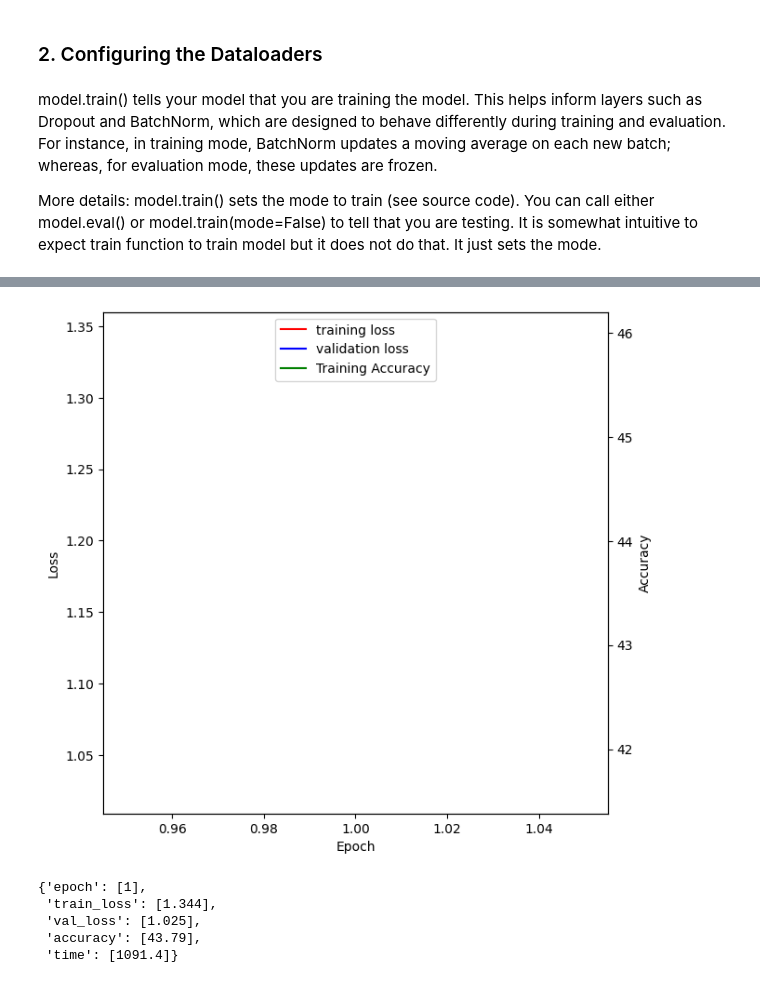
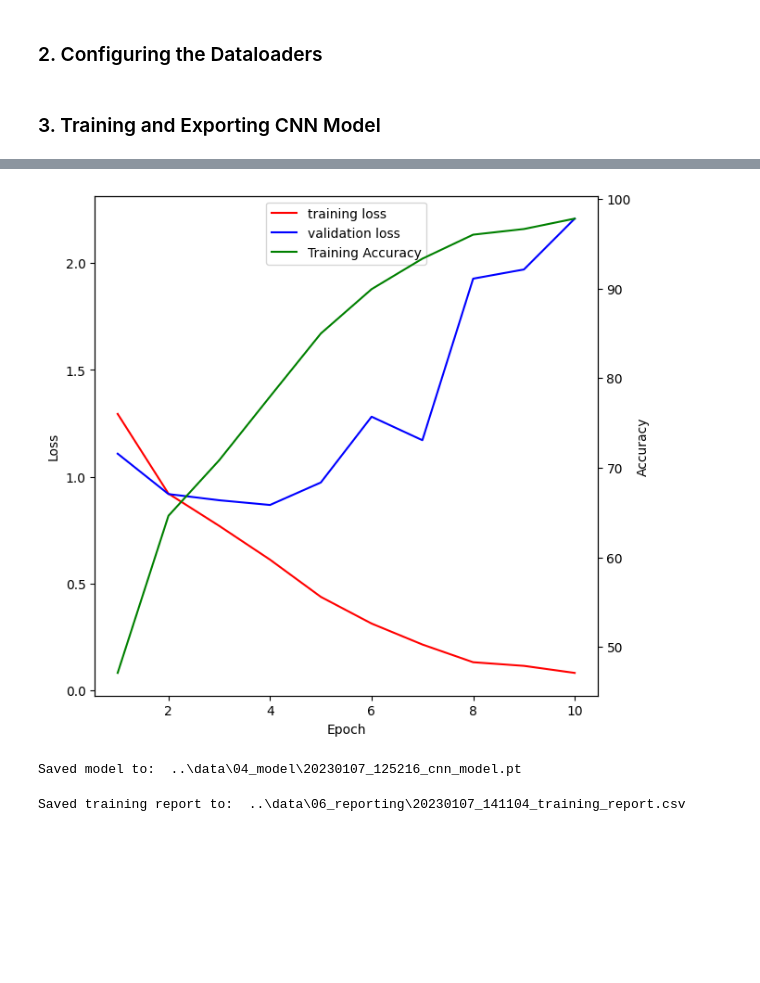
Before and after one commit to joshuavaple/intel_img_clf_pytorch, a Jupyter notebook: notebooks/experiment.ipynb, the cells around one changed output, grey strips where cells are left out. Saved outputs shown, nothing was run; the diff lists cells and outputs as text; code cells hidden in the pictures; blank space fills up the shorter version.

Commit message:
updated training with 10 epochs

```diff
--- a/notebooks/experiment.ipynb
+++ b/notebooks/experiment.ipynb
@@ -54,12 +61,8 @@ Test set size:  3000
 train_loader = DataLoader(train_dataset, batch_size = BATCH_SIZE, shuffle=True, num_workers = NUM_WORKERS)
 val_loader = DataLoader(validation_dataset, batch_size = BATCH_SIZE, shuffle=True, num_workers = NUM_WORKERS)
 test_loader = DataLoader(test_dataset, batch_size = BATCH_SIZE, shuffle=True, num_workers = NUM_WORKERS)
-# %% [markdown]
-
-
-model.train() tells your model that you are training the model. This helps inform layers such as Dropout and BatchNorm, which are designed to behave differently during training and evaluation. For instance, in training mode, BatchNorm updates a moving average on each new batch; whereas, for evaluation mode, these updates are frozen.
-
-More details: model.train() sets the mode to train (see source code). You can call either model.eval() or model.train(mode=False) to tell that you are testing. It is somewhat intuitive to expect train function to train model but it does not do that. It just sets the mode.
+# %% [markdown]
+### 3. Training and Exporting CNN Model
 # %%
 # initiation
 model = cnn_model.MyCnnModel()
@@ -67,7 +70,7 @@ device = cnn_model.get_default_device()
 cnn_model.model_prep_and_summary(model, device)
 criterion = cnn_model.default_loss()
 optimizer = cnn_model.default_optimizer(model = model)
-num_epochs = 1
+num_epochs = 10
 
 # get training results
 trained_model, train_result_dict = cnn_model.train_model(model, device, train_loader, val_loader, criterion, optimizer, num_epochs)
@@ -93,9 +96,9 @@ Epoch 1          Training Loss: 1.344    Validation Loss: 1.025          Epoch T
-[figure, old version]
+[figure, new version]
-# %%
-train_result_dict
-# %% [output]
-{'epoch': [1],
- 'train_loss': [1.344],
- 'val_loss': [1.025],
- 'accuracy': [43.79],
- 'time': [1091.4]}
+# %%
+save_model_with_timestamp(trained_model, MODEL_SAVE_LOC)
+# %% [output]
+Saved model to:  ..\data\04_model\20230107_125216_cnn_model.pt
+# %%
+save_csv_with_timestamp(train_result_dict, REPORT_SAVE_LOC)
+# %% [output]
+Saved training report to:  ..\data\06_reporting\20230107_141104_training_report.csv
```
Also changed, not shown: parts of 4 cells of this notebook.
